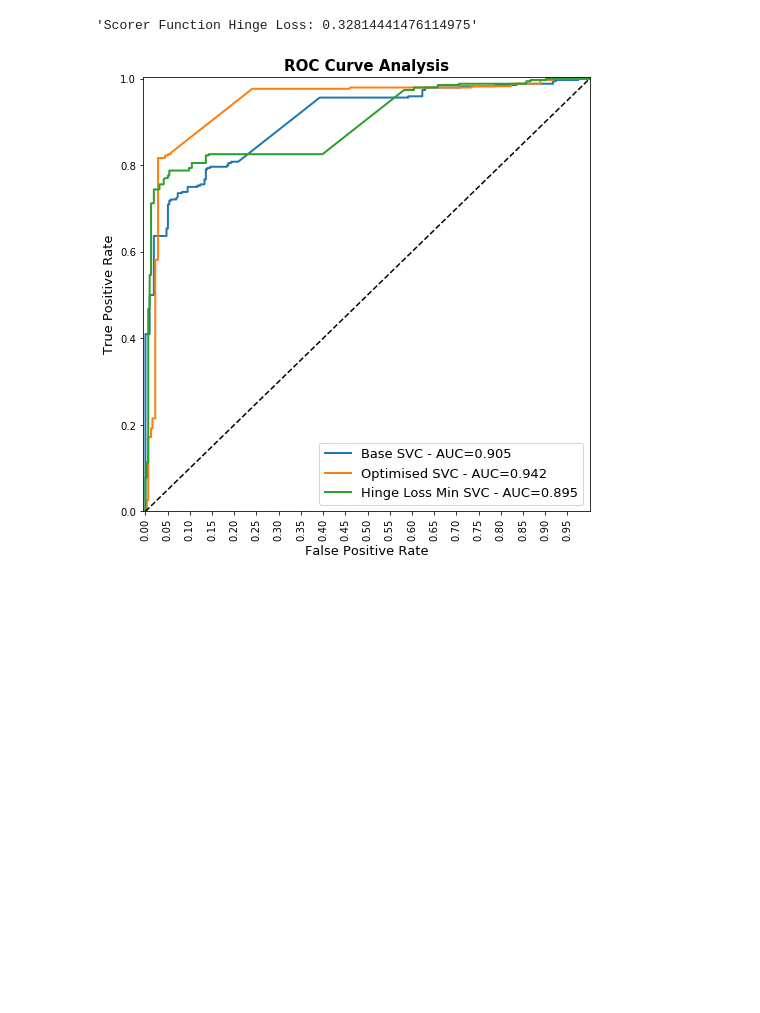
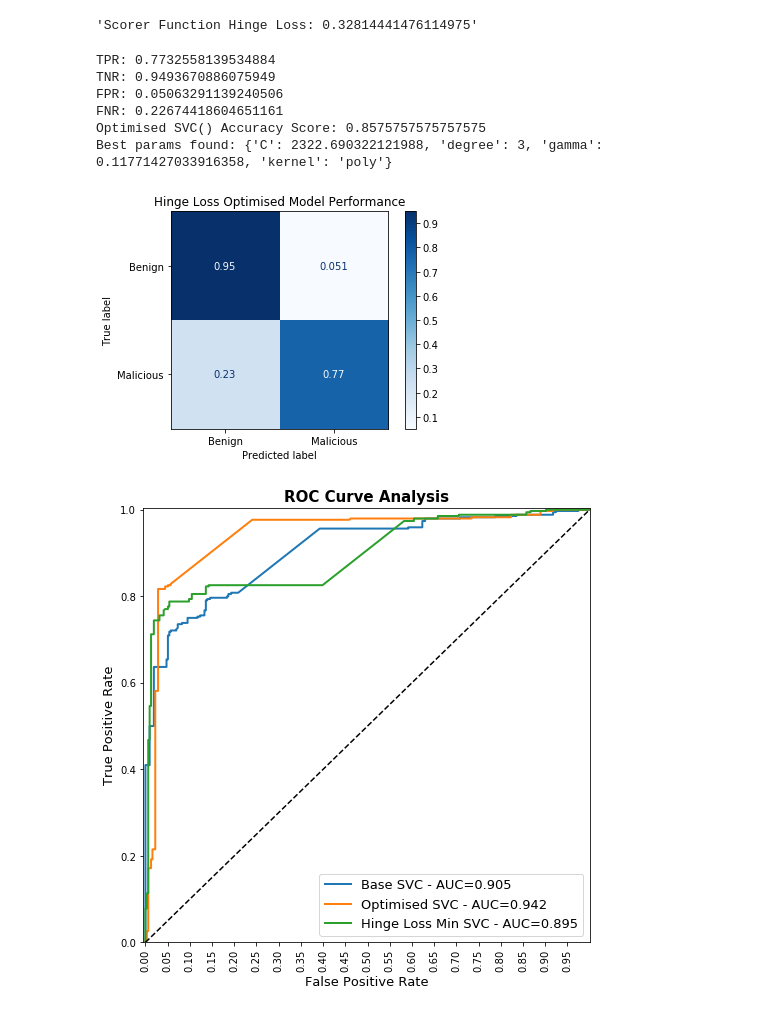
Before and after one commit to cmclearnon/QUB-CSC3032-FYP, a Jupyter notebook: src/ml/Domain - Host based Experimentation.ipynb, the cells around one changed output. Saved outputs shown, nothing was run; the diff lists cells and outputs as text; code cells hidden in the pictures; blank space fills up the shorter version.

```diff
--- a/src/ml/Domain - Host based Experimentation.ipynb
+++ b/src/ml/Domain - Host based Experimentation.ipynb
@@ -888,6 +892,26 @@ display(f'Scorer Function Hinge Loss: {-scorer(hinge_loss_searchcv.best_estimato
 # %% [output]
 'Standard Hinge Loss: 0.3735628831531258'
 'Scorer Function Hinge Loss: 0.32814441476114975'
+# %%
+y_pred = hinge_loss_searchcv.predict(x_test)
+print(f'TPR: {tpr(y_test, y_pred)}\nTNR: {tnr(y_test, y_pred)}\nFPR: {fpr(y_test, y_pred)}\nFNR: {fnr(y_test, y_pred)}')
+print(f'Optimised SVC() Accuracy Score: {accuracy_score(y_test, y_pred)}')
+print(f'Best params found: {hinge_loss_searchcv.best_params_}')
+
+disp = plot_confusion_matrix(hinge_loss_searchcv.best_estimator_, x_test, y_test,
+                                 display_labels=['Benign', 'Malicious'],
+                                 cmap=plt.cm.Blues,
+                                 normalize='true')
+disp.ax_.set_title('Hinge Loss Optimised Model Performance')
+plt.show()
+# %% [output]
+TPR: 0.7732558139534884
+TNR: 0.9493670886075949
+FPR: 0.05063291139240506
+FNR: 0.22674418604651161
+Optimised SVC() Accuracy Score: 0.8575757575757575
+Best params found: {'C': 2322.690322121988, 'degree': 3, 'gamma': 0.11771427033916358, 'kernel': 'poly'}
+[figure, added]
 # %%
 from sklearn.metrics import roc_curve, auc
 
```
Also changed, not shown: parts of 1 cell of this notebook, 1 other file.
